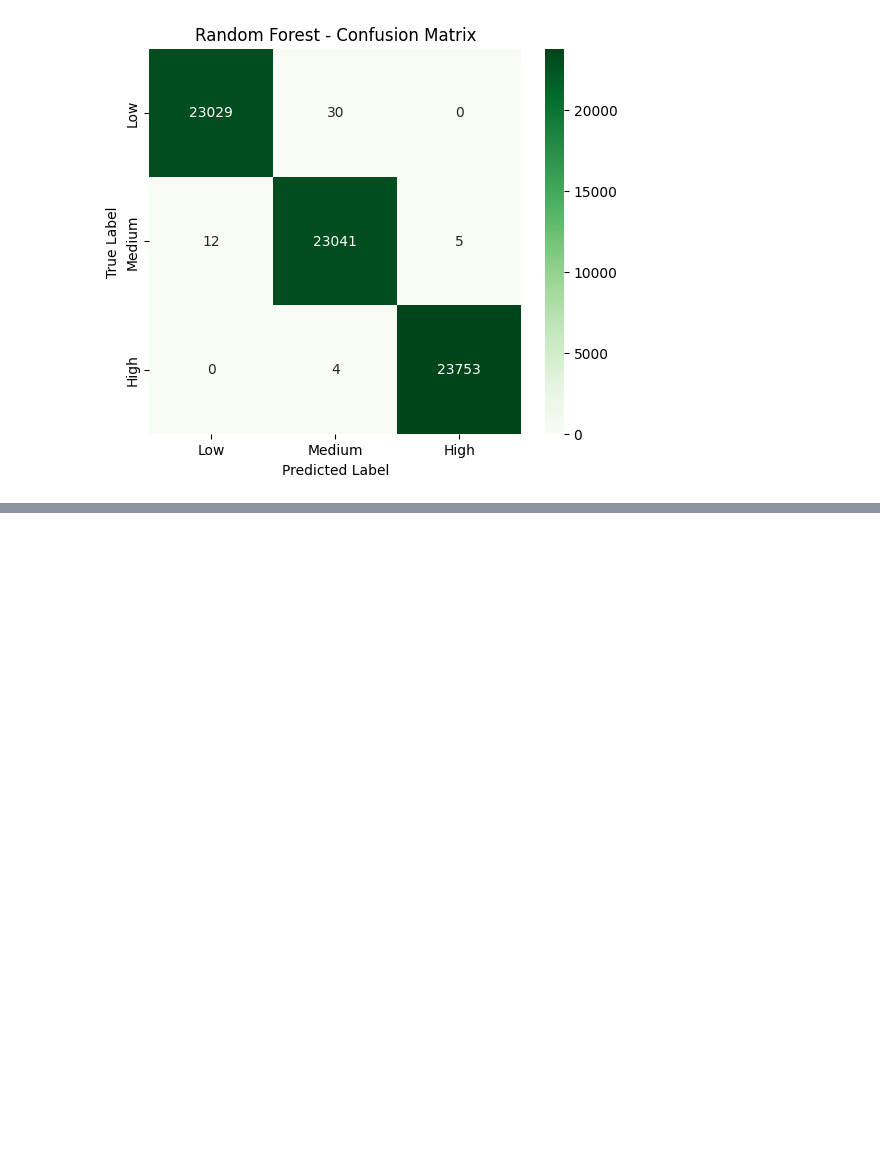
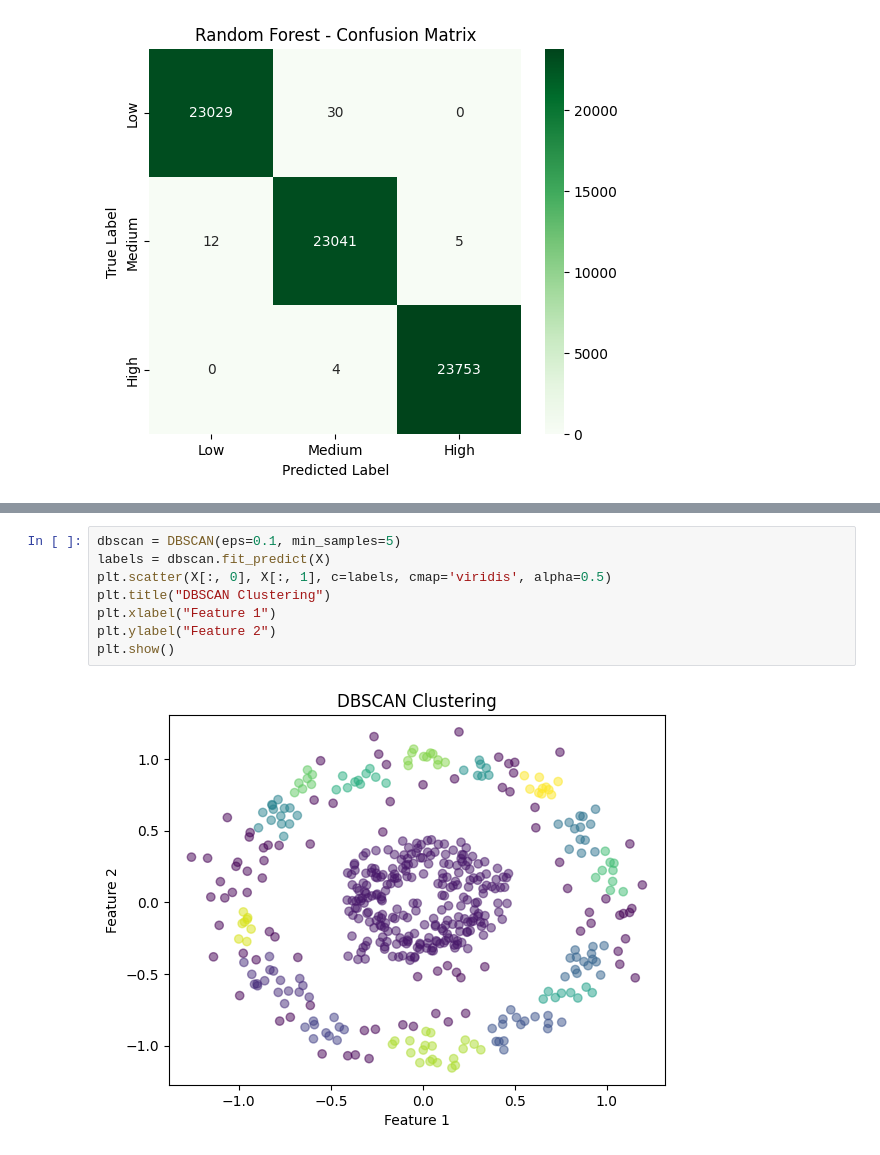
Before and after one commit to 222josey/DS1-Group-Project, a Jupyter notebook: finalCode.ipynb, the cells around one changed output, grey strips where cells are left out. Drawn from its saved outputs; the diff is of its cells as text; blank space fills up the shorter version.

```diff
--- a/finalCode.ipynb
+++ b/finalCode.ipynb
@@ -554,0 +624,10 @@ plt.show()
+# %%
+dbscan = DBSCAN(eps=0.1, min_samples=5)
+labels = dbscan.fit_predict(X)
+plt.scatter(X[:, 0], X[:, 1], c=labels, cmap='viridis', alpha=0.5)
+plt.title("DBSCAN Clustering")
+plt.xlabel("Feature 1")
+plt.ylabel("Feature 2")
+plt.show()
+# %% [output]
+[figure, added]
```
Also changed, not shown: parts of 11 cells of this notebook, 1 other file.
